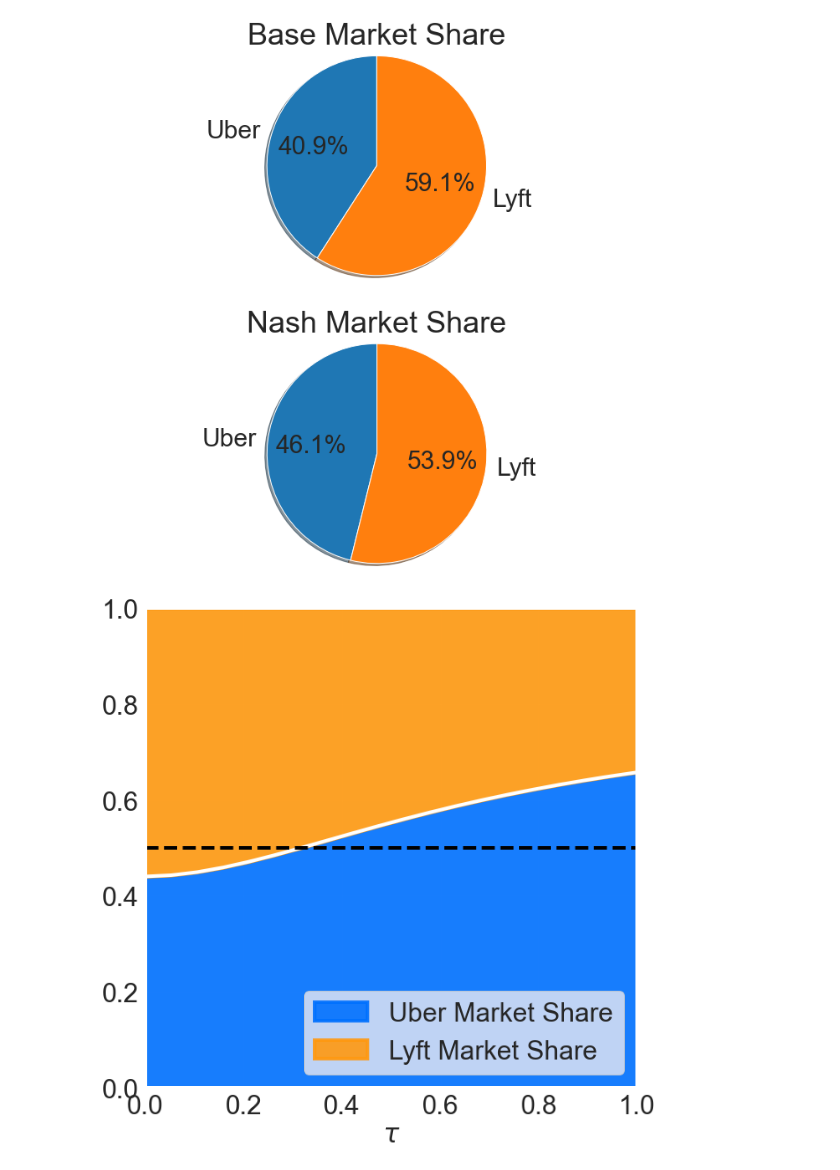
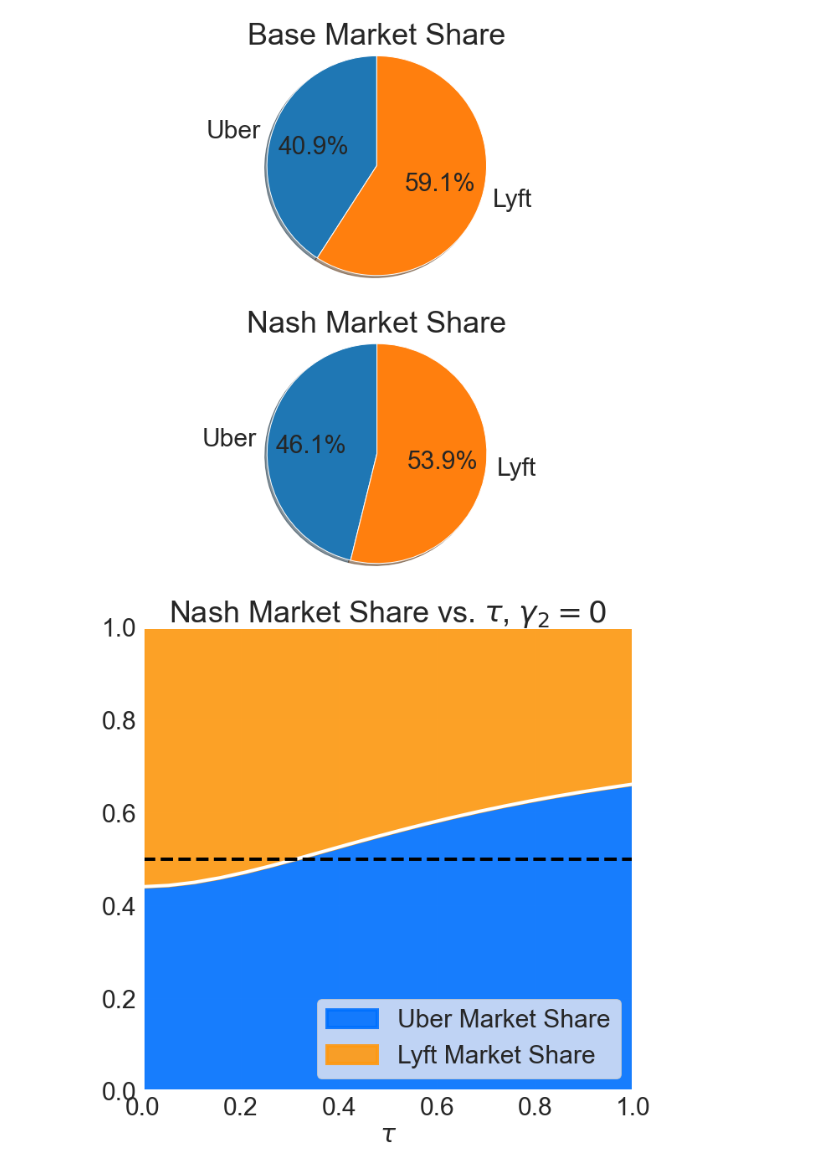
Before and after one commit to evanjfaulkner/DD-Games, a Jupyter notebook: Uber Lyft Simulation/Uber_vs_Lyft_plots.ipynb, the cells around one changed output. Drawn from its saved outputs; the diff is of its cells as text; code cells hidden in the pictures.

```diff
--- a/Uber Lyft Simulation/Uber_vs_Lyft_plots.ipynb
+++ b/Uber Lyft Simulation/Uber_vs_Lyft_plots.ipynb
@@ -663,7 +661,7 @@ a = np.linspace(0,1,20)
 mu_p1 = -0.3*g_uber
 gamma_p1 = 0.1*g_lyft
 mu_p2 = -0.3*g_lyft
-gamma_p2 = 0.1*g_uber
+gamma_p2 = 0*g_uber
 
 # mu_p1 = -20*np.ones((60,1))
 # gamma_p1 = 20*np.ones((60,1))
@@ -782,27 +780,27 @@ share_gamma = np.array(share_gamma).squeeze()
 # %%
 bin=12
 plt.rcParams['font.size'] = 30
 plt.rcParams['axes.linewidth'] = 4
 fig,ax1 = plt.subplots(figsize=(10,10))
 ax1.fill_between(a,share_gamma[:,bin], label='Uber Market Share',lw=4,color='#0071FF',alpha=0.9)
 ax1.fill_between(a,share_gamma[:,bin],np.ones(len(a)), label='Lyft Market Share',lw=4,color='#FF9910',alpha=0.9)
 ax1.plot(a,share_gamma[:,bin],lw=4,color='w')
 # ax1.plot(a,share_gamma[:,bin],'-o',lw=4,c='k')
 ax1.plot(a,[0.5 for i in a],'--',c='k',lw=4)
 ax1.set_xlabel(r'$\tau$')
 ax1.set_ylim(0,1)
-# ax1.set_title(r'Nash Market Share vs. $\tau$'+'\n'+r'$(\mu_U,\gamma_U) = \tau(\mu_0,0)+(1-\tau)(0,\gamma_0)$')
+ax1.set_title(r'Nash Market Share vs. $\tau$, $\gamma_2=0$')
 ax1.legend(loc='lower right',prop={'size': 30})
 ax1.set_ylim(0,1)
 ax1.set_xlim(0,1)
 # ax2.fill_between(a,share_mu, label='Uber')
 # ax2.fill_between(a,share_mu,np.ones(len(a)), label='Lyft')
 # ax2.set_title(r'Nash Market Share vs. $\tau, \gamma_1=\tau*\mu_1, \mu_1$ fixed')
 # ax2.set_xlabel(r'$\tau$')
 # ax2.set_ylim(0,1)
 # ax2.legend()
-# plt.tight_layout()
-plt.savefig('rideshare_share_vs_tau.png', format='png')
+plt.tight_layout()
+plt.savefig('share_vs_tau_gamma2_0.png', format='png')
 plt.show()
 # %% [output]
-[figure, old version]
+[figure, new version]
```
Also changed, not shown: parts of 3 cells of this notebook, 12 other files.
